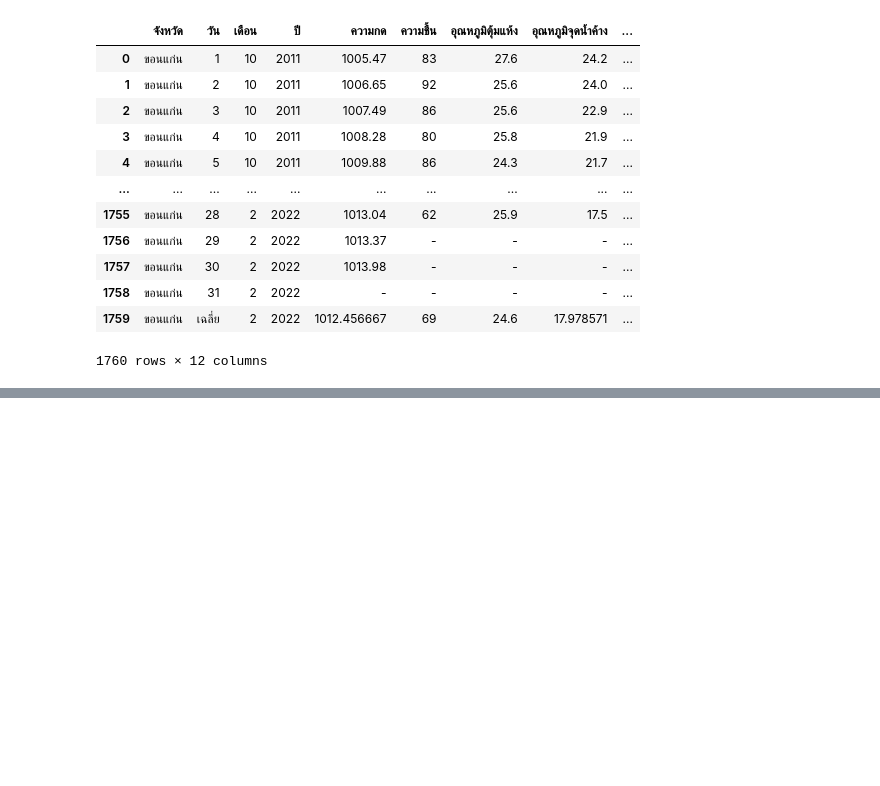
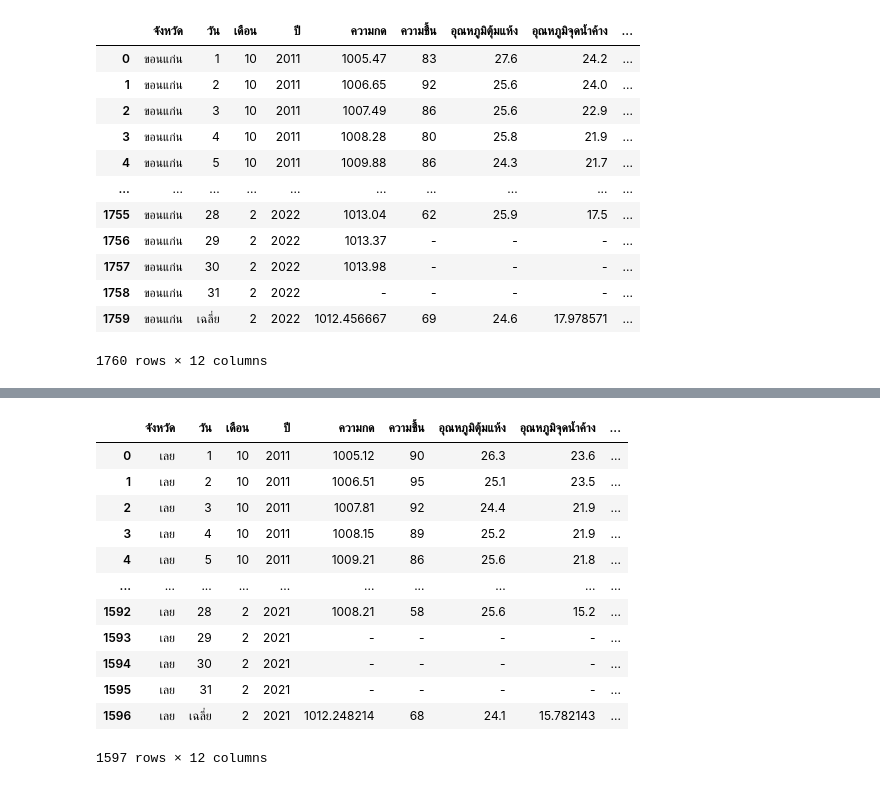
Before and after one commit to supatsara2002/bsc_dpdm22, a Jupyter notebook: Quiz_Group_5_20_of_Midterm.ipynb, the cells around one changed output, grey strips where cells are left out. Saved outputs shown, nothing was run; the diff lists cells and outputs as text; code cells hidden in the pictures; blank space fills up the shorter version.

```diff
--- a/Quiz_Group_5_20_of_Midterm.ipynb
+++ b/Quiz_Group_5_20_of_Midterm.ipynb
@@ -1186,0 +1293,32 @@ kk7
+# %%
+l_pres4 = l_pres3[['จังหวัด','วัน','เดือน','ปี','ความกด']]
+l_hu4 = l_hu3[['จังหวัด','วัน','เดือน','ปี','ความชื้น']]
+l_dry4 = l_dry3[['จังหวัด','วัน','เดือน','ปี','อุณหภูมิตุ้มแห้ง']]
+l_dewp4 = l_dewp3[['จังหวัด','วัน','เดือน','ปี','อุณหภูมิจุดน้ำค้าง']]
+l_lowt4 = l_lowt3[['จังหวัด','วัน','เดือน','ปี','อุณหภูมิตำ่สุด']]
+l_cl4 = l_cl3[['จังหวัด','วัน','เดือน','ปี','จำนวนเมฆ']]
+l_rain4 = l_rain3[['จังหวัด','วัน','เดือน','ปี','ปริมาณฝน']]
+l_wind4 = l_wind3[['จังหวัด','วัน','เดือน','ปี','ความเร็วลม']]
+# %%
+l1 = pd.merge(l_pres4,l_hu4)
+l2 = pd.merge(l1,l_dry4)
+l3 = pd.merge(l2,l_dewp4)
+l4 = pd.merge(l3,l_lowt4)
+l5 = pd.merge(l4,l_cl4)
+l6 = pd.merge(l5,l_rain4)
+l7 = pd.merge(l6,l_wind4)
+l7
+# %% [output]
+|  | จังหวัด | วัน | เดือน | ปี | ความกด | ความชื้น | อุณหภูมิตุ้มแห้ง | อุณหภูมิจุดน้ำค้าง | ... |
+| 0 | เลย | 1 | 10 | 2011 | 1005.12 | 90 | 26.3 | 23.6 | ... |
+| 1 | เลย | 2 | 10 | 2011 | 1006.51 | 95 | 25.1 | 23.5 | ... |
+| 2 | เลย | 3 | 10 | 2011 | 1007.81 | 92 | 24.4 | 21.9 | ... |
+| 3 | เลย | 4 | 10 | 2011 | 1008.15 | 89 | 25.2 | 21.9 | ... |
+| 4 | เลย | 5 | 10 | 2011 | 1009.21 | 86 | 25.6 | 21.8 | ... |
+| ... | ... | ... | ... | ... | ... | ... | ... | ... | ... |
+| 1592 | เลย | 28 | 2 | 2021 | 1008.21 | 58 | 25.6 | 15.2 | ... |
+| 1593 | เลย | 29 | 2 | 2021 | - | - | - | - | ... |
+| 1594 | เลย | 30 | 2 | 2021 | - | - | - | - | ... |
+| 1595 | เลย | 31 | 2 | 2021 | - | - | - | - | ... |
+| 1596 | เลย | เฉลี่ย | 2 | 2021 | 1012.248214 | 68 | 24.1 | 15.782143 | ... |
+1597 rows × 12 columns
```
Also changed, not shown: parts of 13 cells of this notebook.
